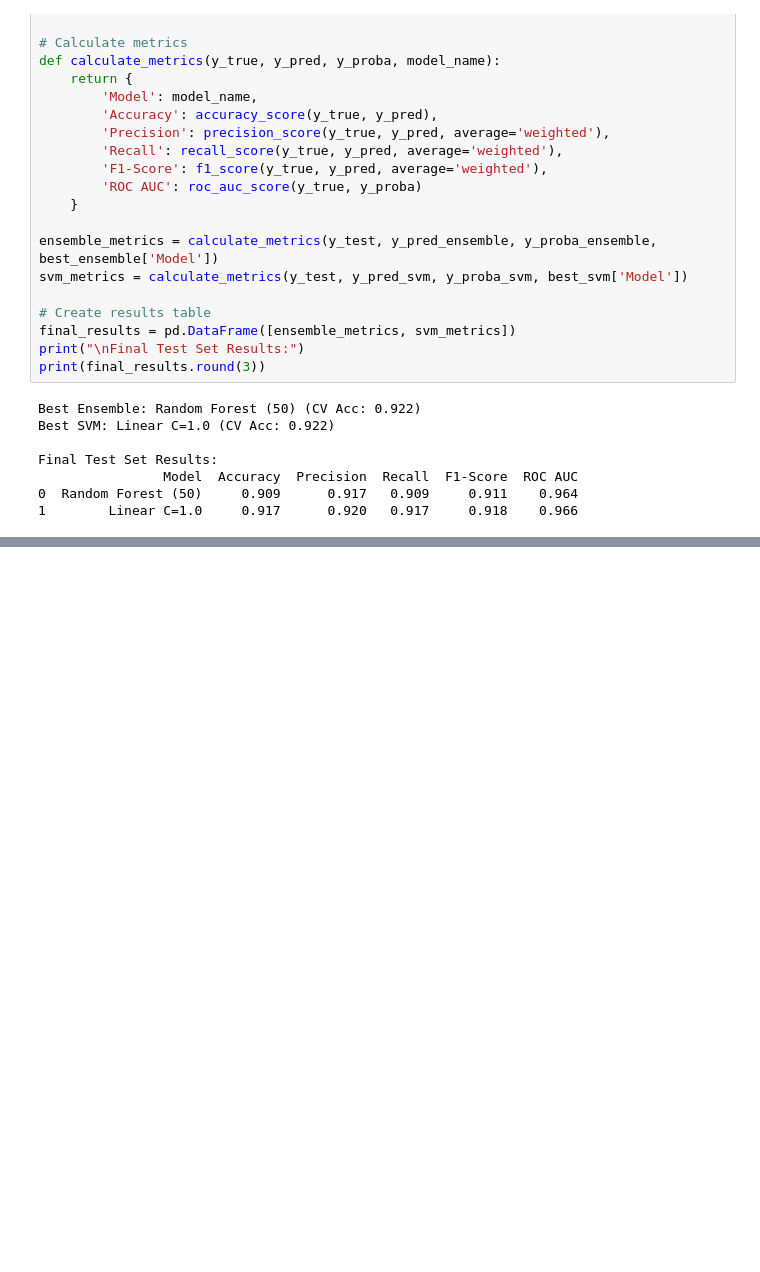
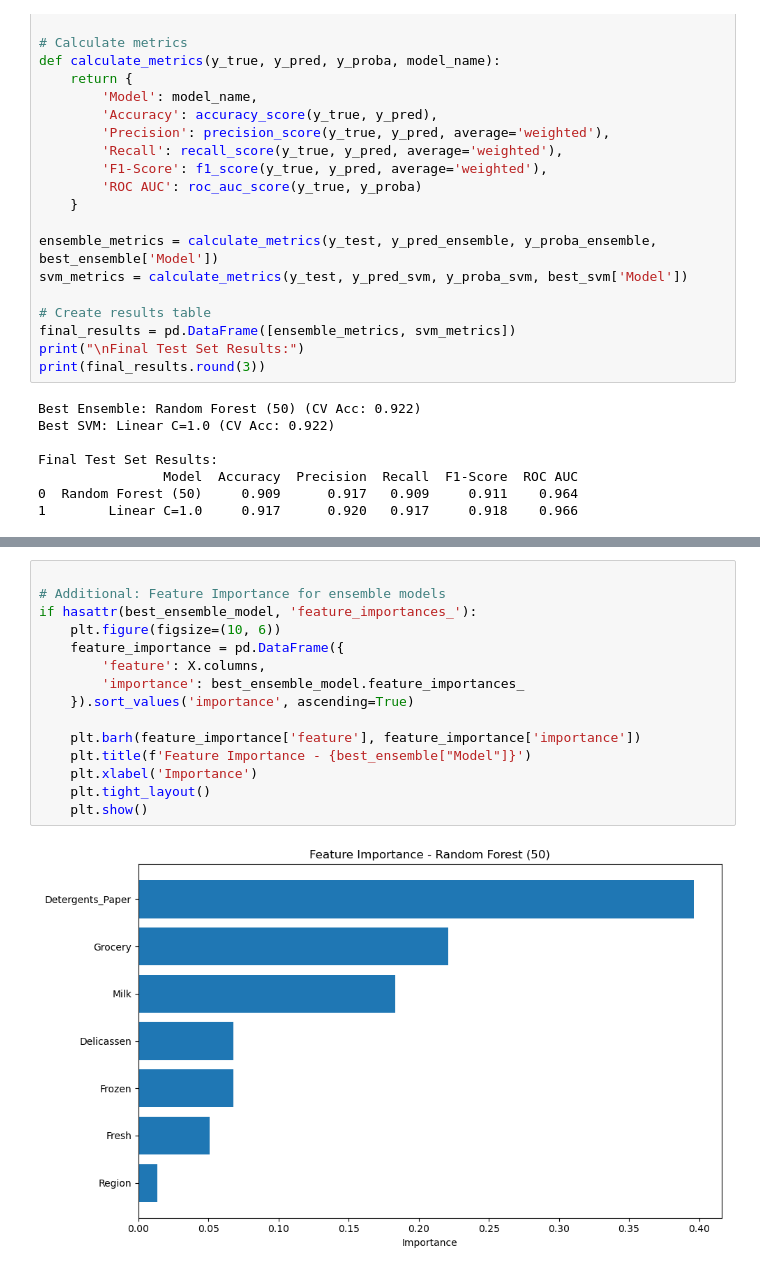
Before and after one commit to gdgarcian/Assignment2, a Jupyter notebook: assignment.ipynb, the cells around one changed output, grey strips where cells are left out. Saved outputs shown, nothing was run; the diff lists cells and outputs as text; blank space fills up the shorter version.

```diff
--- a/assignment.ipynb
+++ b/assignment.ipynb
@@ -370,0 +403,17 @@ ValueError: y_true takes value in {1, 2} and pos_label is not specified: either
+# %%
+
+# Additional: Feature Importance for ensemble models
+if hasattr(best_ensemble_model, 'feature_importances_'):
+    plt.figure(figsize=(10, 6))
+    feature_importance = pd.DataFrame({
+        'feature': X.columns,
+        'importance': best_ensemble_model.feature_importances_
+    }).sort_values('importance', ascending=True)
+
+    plt.barh(feature_importance['feature'], feature_importance['importance'])
+    plt.title(f'Feature Importance - {best_ensemble["Model"]}')
+    plt.xlabel('Importance')
+    plt.tight_layout()
+    plt.show()
+# %% [output]
+[figure, added]
```
Also changed, not shown: parts of 3 cells of this notebook.
